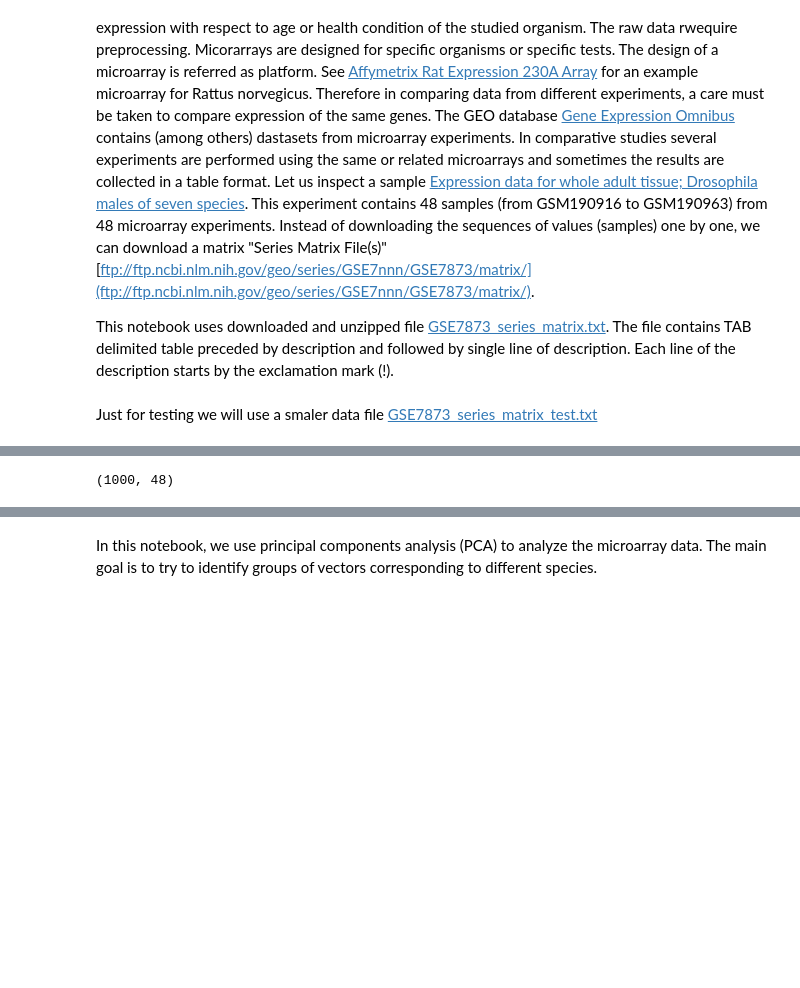
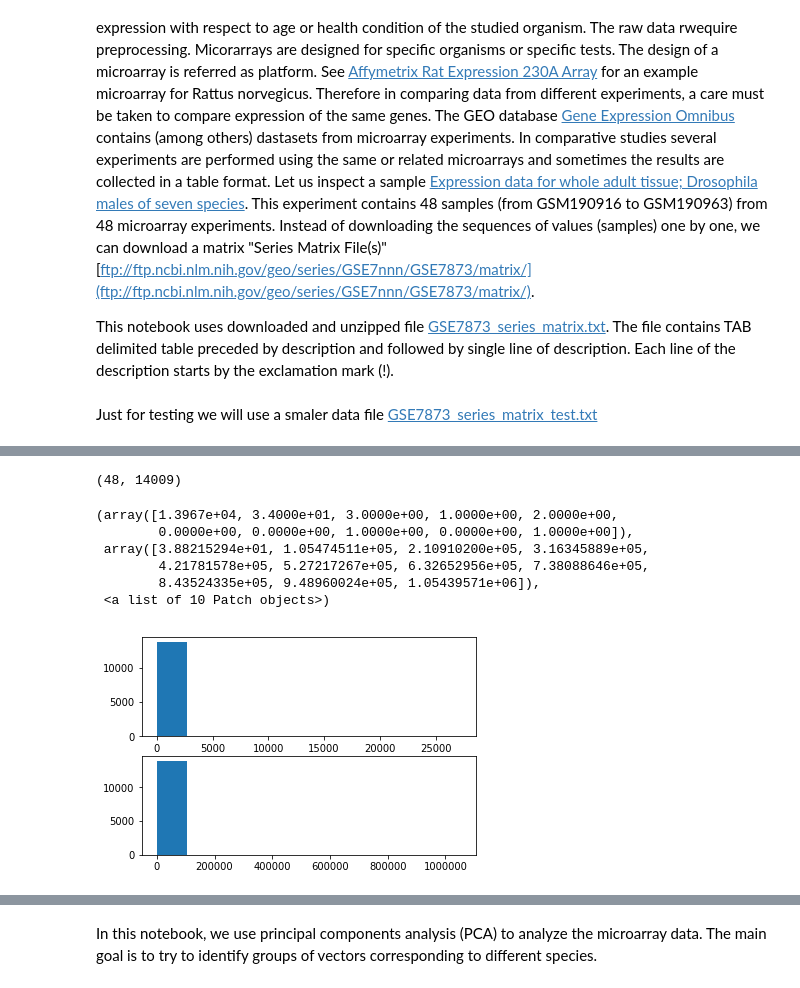
Before and after one commit to darthdeus/bioinf-machine-learning, a Jupyter notebook: DimReduction.ipynb, the cells around one changed output, grey strips where cells are left out. Saved outputs shown, nothing was run; the diff lists cells and outputs as text; code cells hidden in the pictures; blank space fills up the shorter version.

```diff
--- a/DimReduction.ipynb
+++ b/DimReduction.ipynb
@@ -34,10 +108,23 @@ def scatter(X, c=None, ax=None):
     else:
         plt.scatter(X[:, 0], X[:, 1], c=c)
 # %%
-ind = df.columns[1:]
-data = df[1:4]
-a = np.array(df[ind])
-X = a[:1000, :]
+# ind = df.columns[1:]
+# data = df[1:4]
+# a = np.array(df[ind])
+# X = a[:1000, :]
+# X.shape
+X = df.values.T
 X.shape
 # %% [output]
-(1000, 48)
+(48, 14009)
+# %%
+plt.subplot(211); plt.hist(np.min(X.T, axis=1))
+plt.subplot(212); plt.hist(np.max(X.T, axis=1))
+# %% [output]
+(array([1.3967e+04, 3.4000e+01, 3.0000e+00, 1.0000e+00, 2.0000e+00,
+        0.0000e+00, 0.0000e+00, 1.0000e+00, 0.0000e+00, 1.0000e+00]),
+ array([3.88215294e+01, 1.05474511e+05, 2.10910200e+05, 3.16345889e+05,
+        4.21781578e+05, 5.27217267e+05, 6.32652956e+05, 7.38088646e+05,
+        8.43524335e+05, 9.48960024e+05, 1.05439571e+06]),
+ <a list of 10 Patch objects>)
+[figure, added]
```
Also changed, not shown: parts of 24 cells of this notebook.
